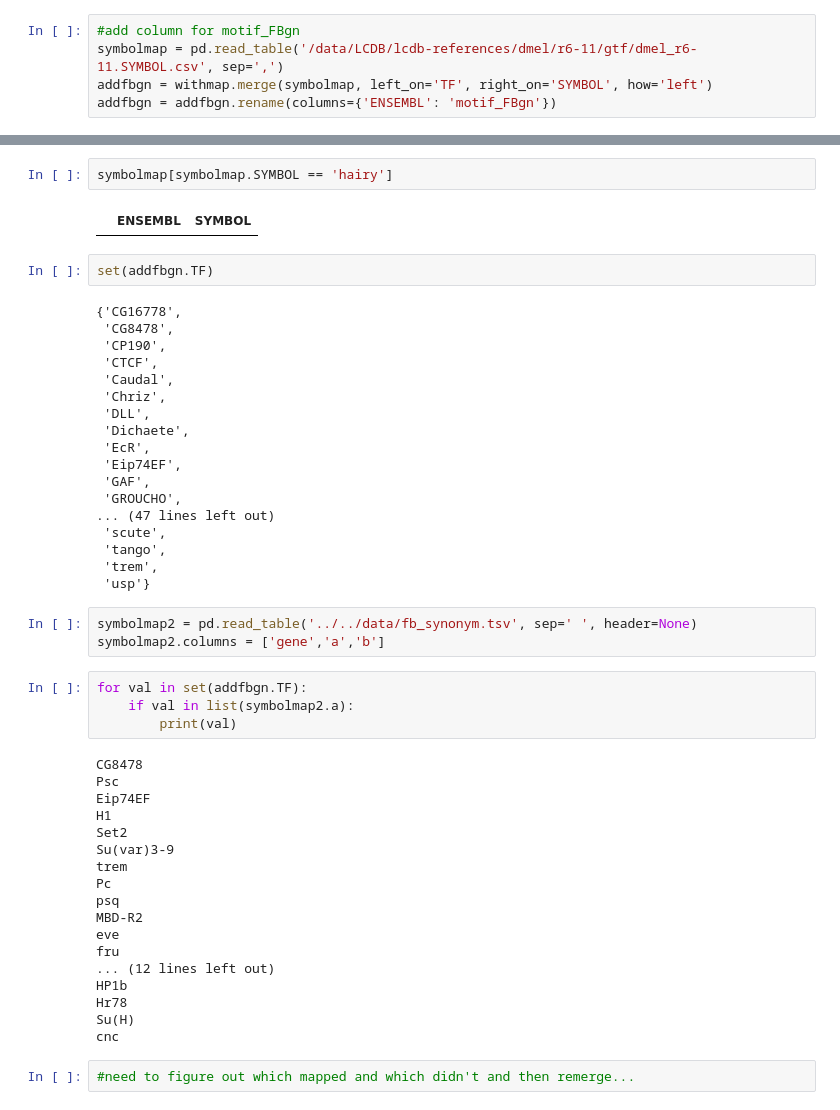
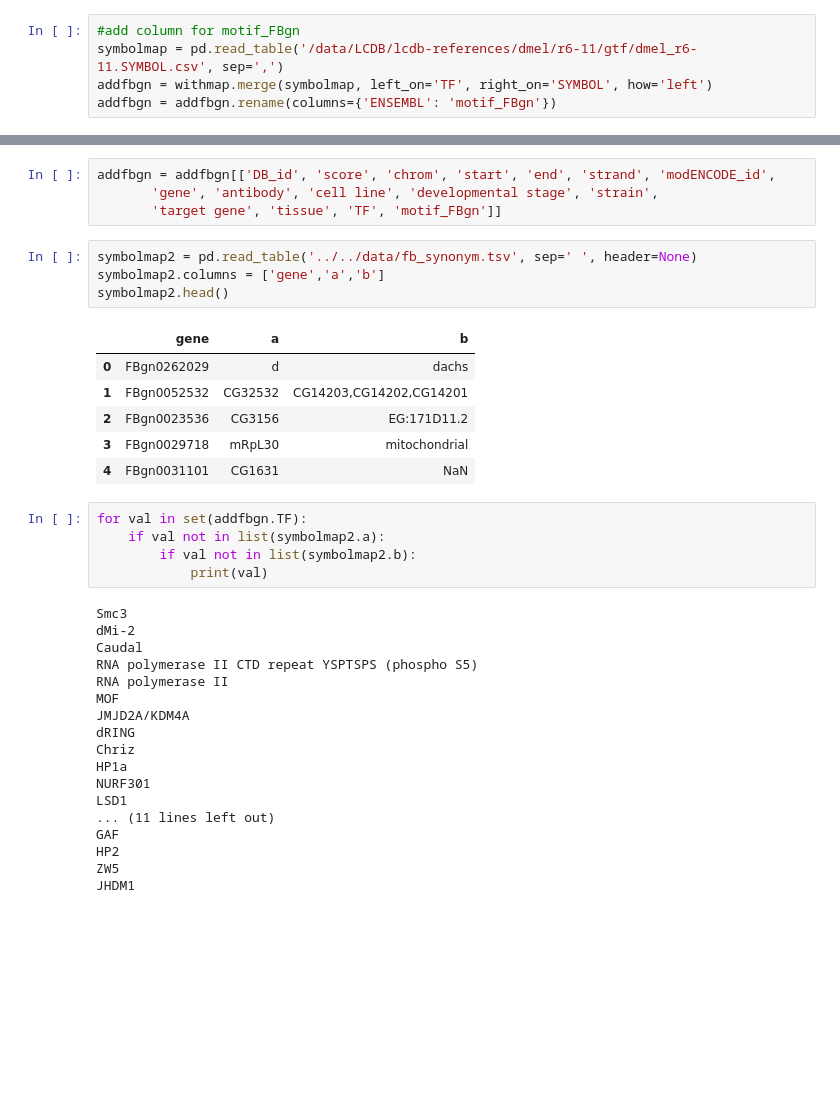
Before and after one commit to jfear/s2rnai, a Jupyter notebook: notebook/develop/2017-09-07_chipseq_from_csv.ipynb, the cells around one changed output, grey strips where cells are left out. Cells and saved outputs as stored; diff of their text form; blank space fills up the shorter version.

```diff
--- a/notebook/develop/2017-09-07_chipseq_from_csv.ipynb
+++ b/notebook/develop/2017-09-07_chipseq_from_csv.ipynb
@@ -308,51 +196,38 @@ addfbgn
-# %%
-symbolmap[symbolmap.SYMBOL == 'hairy']
-# %% [output]
-|  | ENSEMBL | SYMBOL |
-# %%
-set(addfbgn.TF)
-# %% [output]
-{'CG16778',
- 'CG8478',
- 'CP190',
- 'CTCF',
- 'Caudal',
- 'Chriz',
- 'DLL',
- 'Dichaete',
- 'EcR',
- 'Eip74EF',
- 'GAF',
- 'GROUCHO',
-... (47 lines left out)
- 'scute',
- 'tango',
- 'trem',
- 'usp'}
+# %%
+addfbgn = addfbgn[['DB_id', 'score', 'chrom', 'start', 'end', 'strand', 'modENCODE_id',
+       'gene', 'antibody', 'cell line', 'developmental stage', 'strain',
+       'target gene', 'tissue', 'TF', 'motif_FBgn']]
 # %%
 symbolmap2 = pd.read_table('../../data/fb_synonym.tsv', sep=' ', header=None)
 symbolmap2.columns = ['gene','a','b']
+symbolmap2.head()
+# %% [output]
+|  | gene | a | b |
+| 0 | FBgn0262029 | d | dachs |
+| 1 | FBgn0052532 | CG32532 | CG14203,CG14202,CG14201 |
+| 2 | FBgn0023536 | CG3156 | EG:171D11.2 |
+| 3 | FBgn0029718 | mRpL30 | mitochondrial |
+| 4 | FBgn0031101 | CG1631 | NaN |
 # %%
 for val in set(addfbgn.TF):
-    if val in list(symbolmap2.a):
-        print(val)
+    if val not in list(symbolmap2.a):
+        if val not in list(symbolmap2.b):
+            print(val)
 # %% [output]
-CG8478
-Psc
-Eip74EF
-H1
-Set2
-Su(var)3-9
-trem
-Pc
-psq
-MBD-R2
-eve
-fru
-... (12 lines left out)
-HP1b
-Hr78
-Su(H)
-cnc
+Smc3
+dMi-2
+Caudal
+RNA polymerase II CTD repeat YSPTSPS (phospho S5)
+RNA polymerase II
+MOF
+JMJD2A/KDM4A
+dRING
+Chriz
+HP1a
+NURF301
+LSD1
+... (11 lines left out)
+GAF
+HP2
+ZW5
+JHDM1
-# %%
-#need to figure out which mapped and which didn't and then remerge...
```
Also changed, not shown: parts of 27 cells of this notebook.
